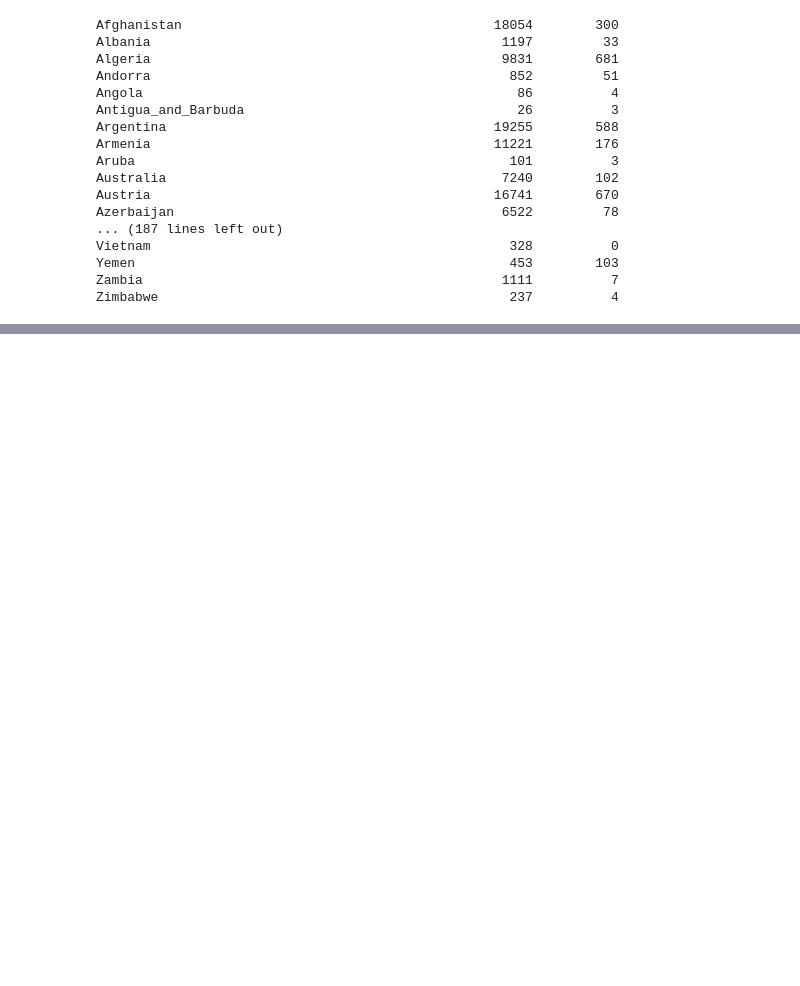
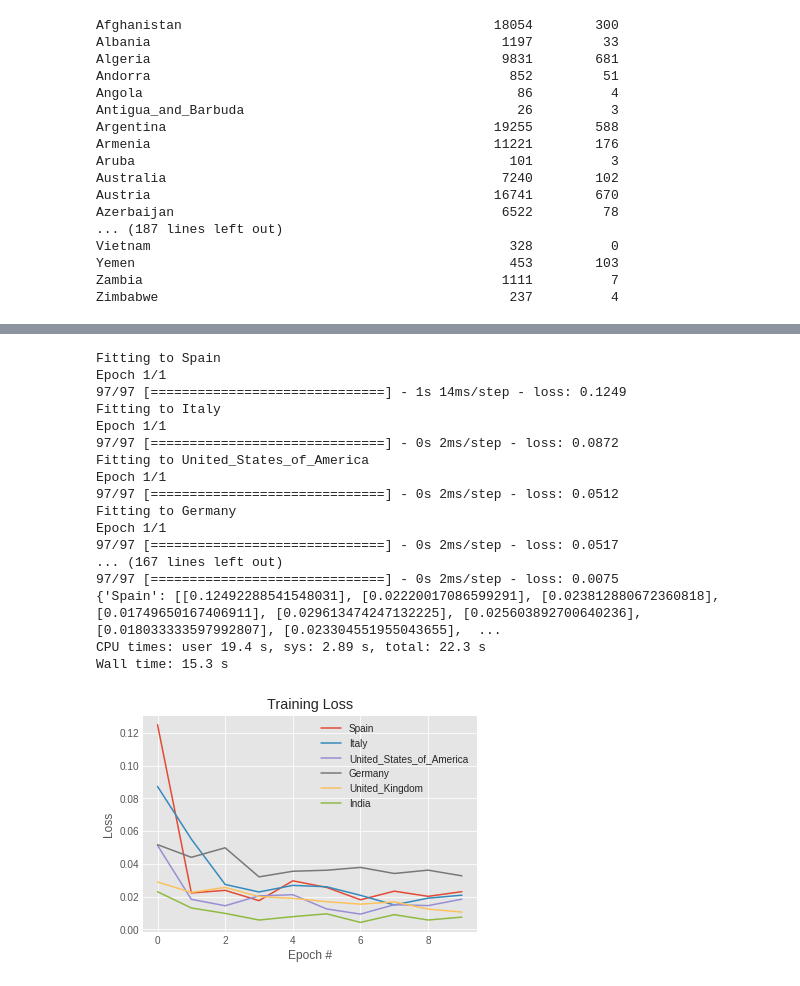
Before and after one commit to kartika-nair/Benchmarking_Of_NODE, a Jupyter notebook: Visualisation.ipynb, the cells around one changed output, grey strips where cells are left out. Cells and saved outputs as stored; diff of their text form; code cells hidden in the pictures; blank space fills up the shorter version.

Commit message:
training node for cases and deaths

```diff
--- a/Visualisation.ipynb
+++ b/Visualisation.ipynb
@@ -312,0 +425,61 @@ India (26, 1)
+# %%
+%%time
+epochs = 10
+# The LSTM architecture
+regressor_cases = Sequential()
+# First LSTM layer with Dropout regularisation
+regressor_cases.add(LSTM(units=50, return_sequences=True, input_shape=(look_back_cases,1)))
+regressor_cases.add(Dropout(0.2))
+# Second LSTM layer
+regressor_cases.add(LSTM(units=50, return_sequences=True))
+regressor_cases.add(Dropout(0.2))
+# Third LSTM layer
+regressor_cases.add(LSTM(units=50, return_sequences=True))
+regressor_cases.add(Dropout(0.5))
+# Fourth LSTM layer
+regressor_cases.add(LSTM(units=50))
+regressor_cases.add(Dropout(0.5))
+# The output layer
+regressor_cases.add(Dense(units=1))
+
+# Compiling the RNN
+regressor_cases.compile(optimizer='rmsprop', loss='mean_squared_error')
+# Fitting to the training set
+history_cases = {}
+for country in training_countries:
+  history_cases[country] = []
+for epoch in range(epochs):
+    for country in training_countries:
+        print("Fitting to", country)
+        H = regressor_cases.fit(trainset_cases[country]["X"], trainset_cases[country]["y"], epochs=1, batch_size=16)
+        history_cases[country].append(H.history["loss"])
+print(history_cases)
+
+
+plt.style.use("ggplot")
+plt.figure()
+for country in training_countries:
+  plt.plot(np.arange(0, epochs), history_cases[country], label=country)
+plt.title("Training Loss")
+plt.xlabel("Epoch #")
+plt.ylabel("Loss")
+plt.legend(loc="upper right")
+# %% [output]
+Fitting to Spain
+Epoch 1/1
+97/97 [==============================] - 1s 14ms/step - loss: 0.1249
+Fitting to Italy
+Epoch 1/1
+97/97 [==============================] - 0s 2ms/step - loss: 0.0872
+Fitting to United_States_of_America
+Epoch 1/1
+97/97 [==============================] - 0s 2ms/step - loss: 0.0512
+Fitting to Germany
+Epoch 1/1
+97/97 [==============================] - 0s 2ms/step - loss: 0.0517
+... (167 lines left out)
+97/97 [==============================] - 0s 2ms/step - loss: 0.0075
+{'Spain': [[0.12492288541548031], [0.02220017086599291], [0.023812880672360818], [0.01749650167406911], [0.029613474247132225], [0.025603892700640236], [0.018033333597992807], [0.023304551955043655],  ...
+CPU times: user 19.4 s, sys: 2.89 s, total: 22.3 s
+Wall time: 15.3 s
+[figure, added]
```
Also changed, not shown: parts of 44 cells of this notebook.
